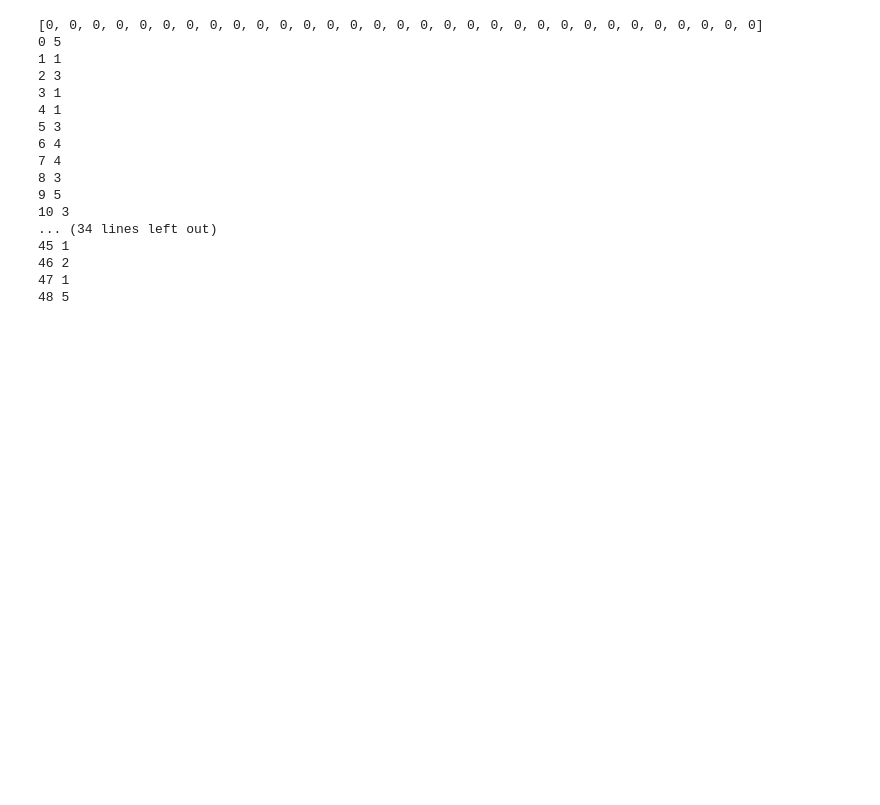
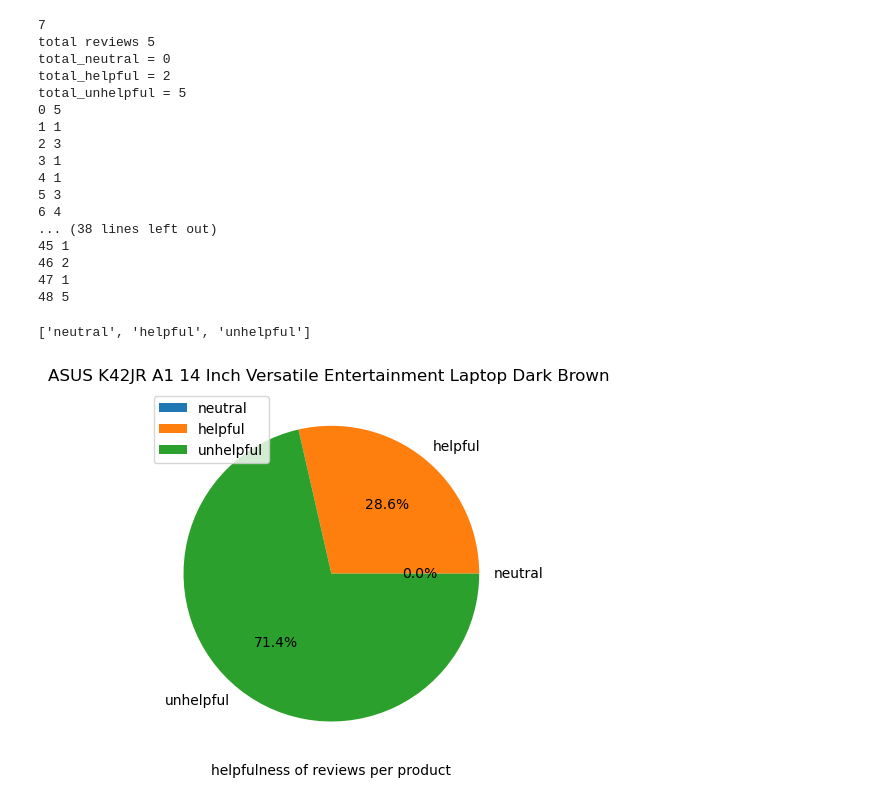
Before and after one commit to hammadaslam1/reviews-classifier, a Jupyter notebook: backend/practice/graph/helpfulness.ipynb, the cells around one changed output. Drawn from its saved outputs; the diff is of its cells as text; code cells hidden in the pictures; blank space fills up the shorter version.

```diff
--- a/backend/practice/graph/helpfulness.ipynb
+++ b/backend/practice/graph/helpfulness.ipynb
@@ -54,7 +54,7 @@ def calculate_helpfulness(text, rating):
 # %%
 with open('C:/Hammad Aslam/BS IT (post ADP)/3rd Semester/Capstone Project/Project/backend/datasets/categories/allFiles/computers_laptops.json', 'r') as f:
     data = json.load(f)
-title = data[33]['product_title'][0]
+title = data[26]['product_title'][0]
 # for item in data:
 x = []
 y = []
@@ -62,42 +62,52 @@ z = []
 helpful = []
 unhelpful = []
 neutral = []
+helpfulIndexes = []
 total_votes = 0
-for review in data[33]['reviews']:
-    review['review_helpfulness'], review['review_unhelpfulness'], sentiment_scores = calculate_helpfulness(
+for index, review in enumerate(data[26]['reviews']):
+
+    sentiment_scores = calculate_helpfulness(
         review['review_body'], float(review['review_rating']))
-    if sentiment_scores >= 0.5:
-        review["sentiment"] = 'Positive'
-    else:
-        review["sentiment"] = 'Negative'
+    # if sentiment_scores >= 0.5:
+    #     review["sentiment"] = 'Positive'
+    # else:
+    #     review["sentiment"] = 'Negative'
 
     x.append(review['review_helpfulness'])
-    y.append(review['review_unhelpfulness'])
     z.append(int(review['review_votes']))
-    if review['review_helpfulness'] > review['review_unhelpfulness']:
+    if review['review_helpfulness'] >= 0.5:
         helpful.append(1)
+        helpfulIndexes.append(index)
         # unhelpful.append(0)
         # neutral.append(1)
-    elif review['review_helpfulness'] < review['review_unhelpfulness']:
+    elif review['review_helpfulness'] < 0.5:
         helpful.append(-1)
         # helpful.append(0)
 
     else:
         helpful.append(0)
         # unhelpful.append(0)
-print(z)
 total_votes = sum(z)
-total_reviews = len(data[28]['reviews'])
+print(len(helpful))
+total_reviews = len(data[9]['reviews'])
 total_helpful = sum([vote for vote in helpful if vote == 1])
 total_unhelpful = sum([((-1)*vote) for vote in helpful if vote == -1])
 total_neutral = sum([(1+vote) for vote in helpful if vote == 0])
 
 # with open('C:/Hammad Aslam/BS IT (post ADP)/3rd Semester/Capstone Project/Project/backend/datasets/categories/allFiles/computers_laptops.json', "w") as f:
 #     json.dump(data, f, indent=4)
+print(f"total reviews {total_reviews}")
+print(f"total_neutral = {total_neutral}")
+print(f"total_helpful = {total_helpful}")
+print(f"total_unhelpful = {total_unhelpful}")
 for i in range(len(data)):
     print(i, len(data[i]['reviews']))
 # %% [output]
-[0, 0, 0, 0, 0, 0, 0, 0, 0, 0, 0, 0, 0, 0, 0, 0, 0, 0, 0, 0, 0, 0, 0, 0, 0, 0, 0, 0, 0, 0, 0]
+7
+total reviews 5
+total_neutral = 0
+total_helpful = 2
+total_unhelpful = 5
 0 5
 1 1
 2 3
@@ -105,15 +115,49 @@ for i in range(len(data)):
 4 1
 5 3
 6 4
-7 4
-8 3
-9 5
-10 3
-... (34 lines left out)
+... (38 lines left out)
 45 1
 46 2
 47 1
 48 5
+# %%
+# indices = np.arange(len(x))
+
+pie_array = [total_neutral, total_helpful, total_unhelpful]
+pie_labels = ['neutral', 'helpful', 'unhelpful']
+# Calculate total value
+total = sum(pie_array)
+
+# Concatenate total value with labels
+labels_with_total = [f'{label}' for label, size in zip(pie_labels, pie_array)]
+# labels_with_total.append(f'Total: {total}')
+print(labels_with_total)
+plt.pie(pie_array, labels=labels_with_total, autopct='%1.1f%%')
+
+# plt.plot(indices - bar_width/2, helpful, bar_width, label=f'total reviews ({total_reviews})', marker='o', linestyle='-')
+# plt.bar(indices + bar_width/2, unhelpful, bar_width, label=f"helpful votes ({total_helpful})")
+# Define the width of the bars
+# bar_width = 0.2  # Adjust as needed
+
+# Create an array of indices for the bars
+# indices = np.arange(len(x))
+
+# Plot all arrays as bars
+# plt.bar(indices - bar_width, helpful, bar_width, label='Helpfulness')
+# plt.bar(indices, unhelpful, bar_width, label='Unhelpfulness')
+# plt.bar(indices + bar_width, , bar_width, label='No. of Votes')
+
+# plt.xlabel('No. of Reviews')
+plt.xlabel('helpfulness of reviews per product')
+plt.title(title)
+plt.legend(loc='upper left', fontsize='medium')
+# plt.legend()
+
+plt.grid()
+plt.show()
+# %% [output]
+['neutral', 'helpful', 'unhelpful']
+[figure, added]
 # %%
 
 # Define the width of the bars
```
Also changed, not shown: parts of 3 cells of this notebook, 15 other files.
